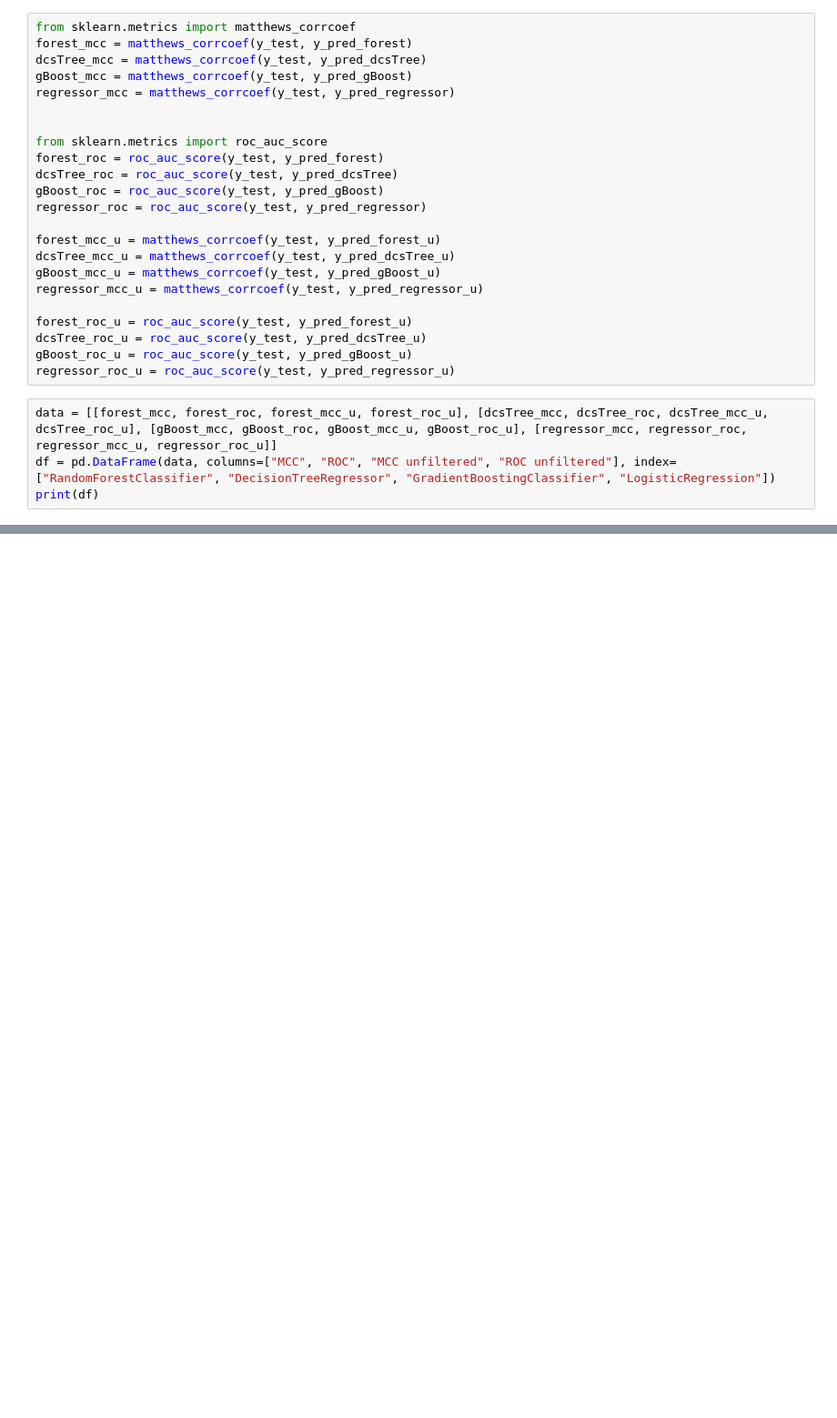
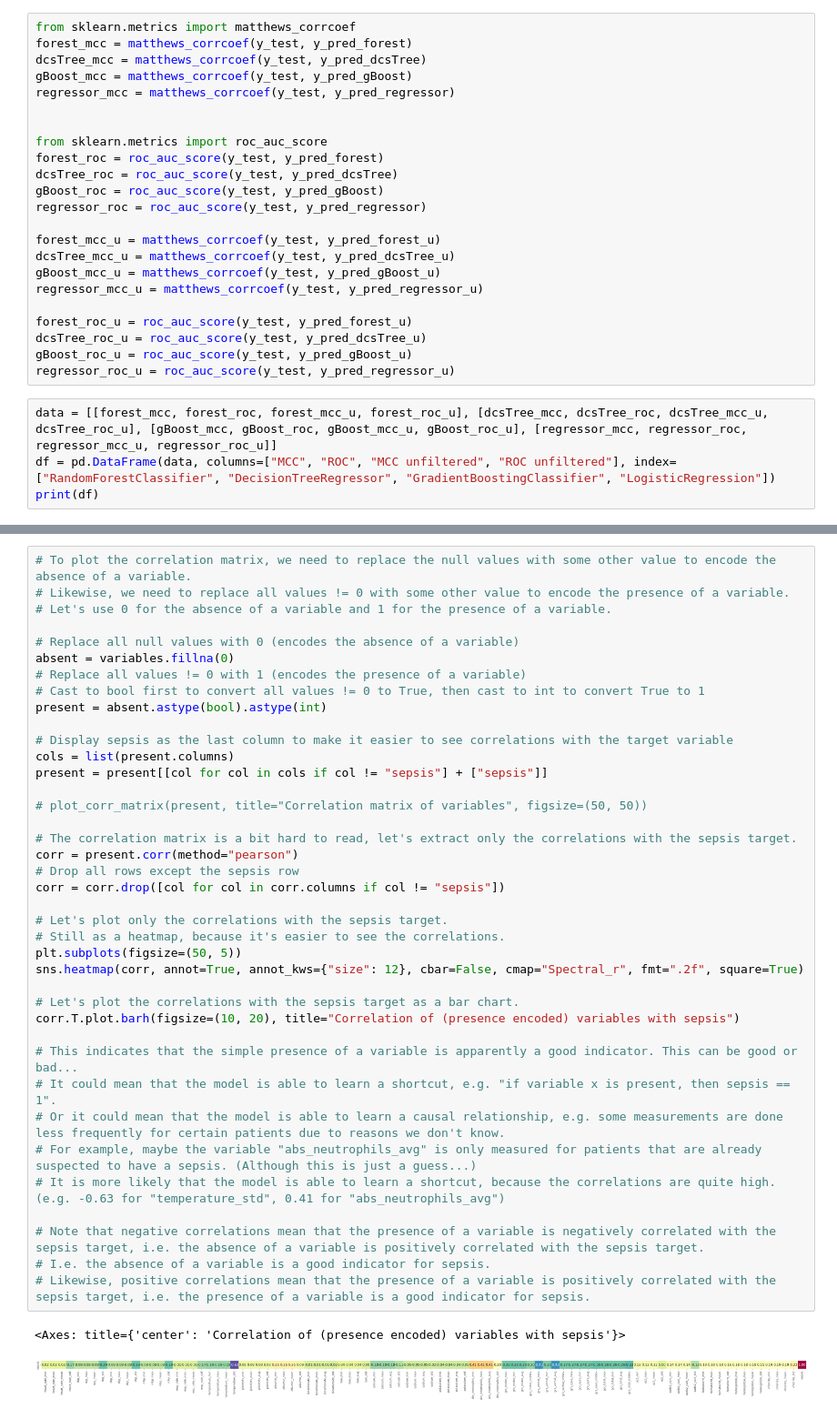
Before and after one commit to cdboer/kp-medizinische-informatik-ss23, a Jupyter notebook: ml/ml.ipynb, the cells around one changed output, grey strips where cells are left out. Shown at 91% size. Saved outputs shown, nothing was run; the diff lists cells and outputs as text; blank space fills up the shorter version.

```diff
--- a/ml/ml.ipynb
+++ b/ml/ml.ipynb
@@ -338,0 +424,42 @@ print(df)
+# %%
+# To plot the correlation matrix, we need to replace the null values with some other value to encode the absence of a variable.
+# Likewise, we need to replace all values != 0 with some other value to encode the presence of a variable.
+# Let's use 0 for the absence of a variable and 1 for the presence of a variable.
+
+# Replace all null values with 0 (encodes the absence of a variable)
+absent = variables.fillna(0)
+# Replace all values != 0 with 1 (encodes the presence of a variable)
+# Cast to bool first to convert all values != 0 to True, then cast to int to convert True to 1
+present = absent.astype(bool).astype(int)
+
+# Display sepsis as the last column to make it easier to see correlations with the target variable
+cols = list(present.columns)
+present = present[[col for col in cols if col != "sepsis"] + ["sepsis"]]
+
+# plot_corr_matrix(present, title="Correlation matrix of variables", figsize=(50, 50))
+
+# The correlation matrix is a bit hard to read, let's extract only the correlations with the sepsis target.
+corr = present.corr(method="pearson")
+# Drop all rows except the sepsis row
+corr = corr.drop([col for col in corr.columns if col != "sepsis"])
+
+# Let's plot only the correlations with the sepsis target.
+# Still as a heatmap, because it's easier to see the correlations.
+plt.subplots(figsize=(50, 5))
+sns.heatmap(corr, annot=True, annot_kws={"size": 12}, cbar=False, cmap="Spectral_r", fmt=".2f", square=True)
+
+# Let's plot the correlations with the sepsis target as a bar chart.
+corr.T.plot.barh(figsize=(10, 20), title="Correlation of (presence encoded) variables with sepsis")
+
+# This indicates that the simple presence of a variable is apparently a good indicator. This can be good or bad...
+# It could mean that the model is able to learn a shortcut, e.g. "if variable x is present, then sepsis == 1".
+# Or it could mean that the model is able to learn a causal relationship, e.g. some measurements are done less frequently for certain patients due to reasons we don't know.
+# For example, maybe the variable "abs_neutrophils_avg" is only measured for patients that are already suspected to have a sepsis. (Although this is just a guess...)
+# It is more likely that the model is able to learn a shortcut, because the correlations are quite high. (e.g. -0.63 for "temperature_std", 0.41 for "abs_neutrophils_avg")
+
+# Note that negative correlations mean that the presence of a variable is negatively correlated with the sepsis target, i.e. the absence of a variable is positively correlated with the sepsis target.
+# I.e. the absence of a variable is a good indicator for sepsis.
+# Likewise, positive correlations mean that the presence of a variable is positively correlated with the sepsis target, i.e. the presence of a variable is a good indicator for sepsis.
+# %% [output]
+<Axes: title={'center': 'Correlation of (presence encoded) variables with sepsis'}>
+[figure, added]
```
Also changed, not shown: parts of 10 cells of this notebook, 1 other file.
